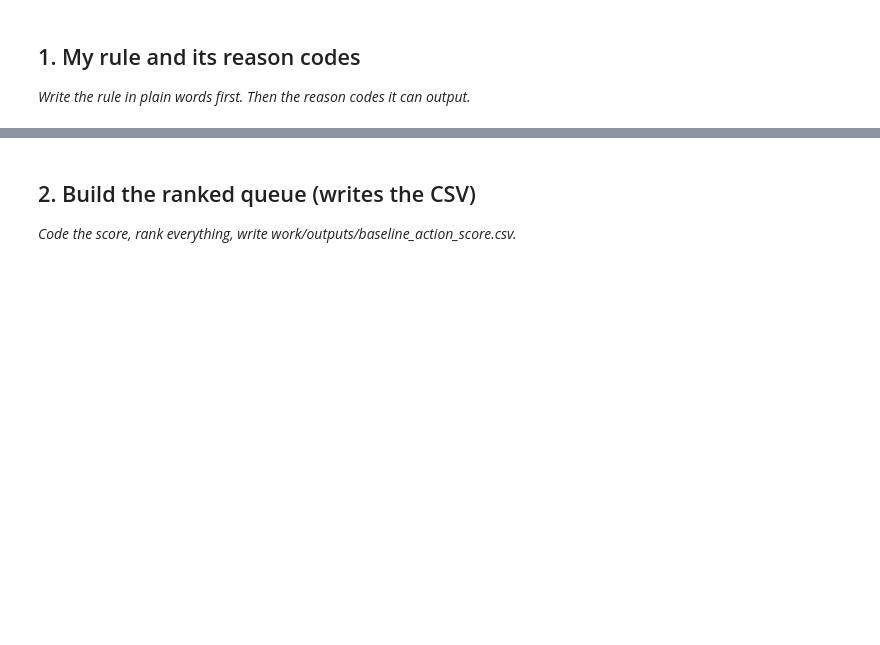
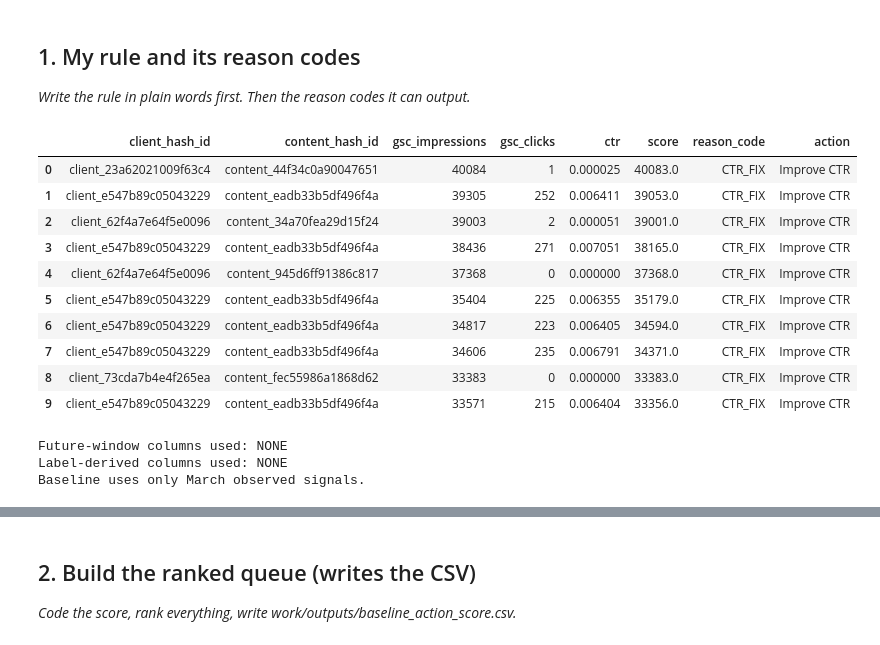
Before and after one commit to suha-2004/flyrank-ml-internship, a Jupyter notebook: work/notebooks/w04_baseline_score.ipynb, the cells around one changed output, grey strips where cells are left out. Saved outputs shown, nothing was run; the diff lists cells and outputs as text; code cells hidden in the pictures; blank space fills up the shorter version.

```diff
--- a/work/notebooks/w04_baseline_score.ipynb
+++ b/work/notebooks/w04_baseline_score.ipynb
@@ -8,0 +215,24 @@ This skeleton is yours to fill. Work the sections **in order** — each one has
+# %%
+# Rank highest-priority opportunities first
+
+baseline_ranked = baseline.sort_values(
+    "score",
+    ascending=False
+).reset_index(drop=True)
+
+print("Top 10 baseline recommendations:")
+
+print(
+    baseline_ranked[
+        [
+            "client_hash_id",
+            "content_hash_id",
+            "gsc_impressions",
+            "gsc_clicks",
+            "ctr",
+            "score",
+            "reason_code",
+            "action"
+        ]
+    ].head(10)
+)
@@ -10,3 +350,38 @@ This skeleton is yours to fill. Work the sections **in order** — each one has
 ## 1. My rule and its reason codes
 
 *Write the rule in plain words first. Then the reason codes it can output.*
+# %%
+top10 = baseline_ranked.head(10).copy()
+
+top10[
+    [
+        "client_hash_id",
+        "content_hash_id",
+        "gsc_impressions",
+        "gsc_clicks",
+        "ctr",
+        "score",
+        "reason_code",
+        "action"
+    ]
+]
+# %% [output]
+|  | client_hash_id | content_hash_id | gsc_impressions | gsc_clicks | ctr | score | reason_code | action |
+| 0 | client_23a62021009f63c4 | content_44f34c0a90047651 | 40084 | 1 | 0.000025 | 40083.0 | CTR_FIX | Improve CTR |
+| 1 | client_e547b89c05043229 | content_eadb33b5df496f4a | 39305 | 252 | 0.006411 | 39053.0 | CTR_FIX | Improve CTR |
+| 2 | client_62f4a7e64f5e0096 | content_34a70fea29d15f24 | 39003 | 2 | 0.000051 | 39001.0 | CTR_FIX | Improve CTR |
+| 3 | client_e547b89c05043229 | content_eadb33b5df496f4a | 38436 | 271 | 0.007051 | 38165.0 | CTR_FIX | Improve CTR |
+| 4 | client_62f4a7e64f5e0096 | content_945d6ff91386c817 | 37368 | 0 | 0.000000 | 37368.0 | CTR_FIX | Improve CTR |
+| 5 | client_e547b89c05043229 | content_eadb33b5df496f4a | 35404 | 225 | 0.006355 | 35179.0 | CTR_FIX | Improve CTR |
+| 6 | client_e547b89c05043229 | content_eadb33b5df496f4a | 34817 | 223 | 0.006405 | 34594.0 | CTR_FIX | Improve CTR |
+| 7 | client_e547b89c05043229 | content_eadb33b5df496f4a | 34606 | 235 | 0.006791 | 34371.0 | CTR_FIX | Improve CTR |
+| 8 | client_73cda7b4e4f265ea | content_fec55986a1868d62 | 33383 | 0 | 0.000000 | 33383.0 | CTR_FIX | Improve CTR |
+| 9 | client_e547b89c05043229 | content_eadb33b5df496f4a | 33571 | 215 | 0.006404 | 33356.0 | CTR_FIX | Improve CTR |
+# %%
+print("Future-window columns used: NONE")
+print("Label-derived columns used: NONE")
+print("Baseline uses only March observed signals.")
+# %% [output]
+Future-window columns used: NONE
+Label-derived columns used: NONE
+Baseline uses only March observed signals.
```
Also changed, not shown: parts of 23 cells of this notebook.
